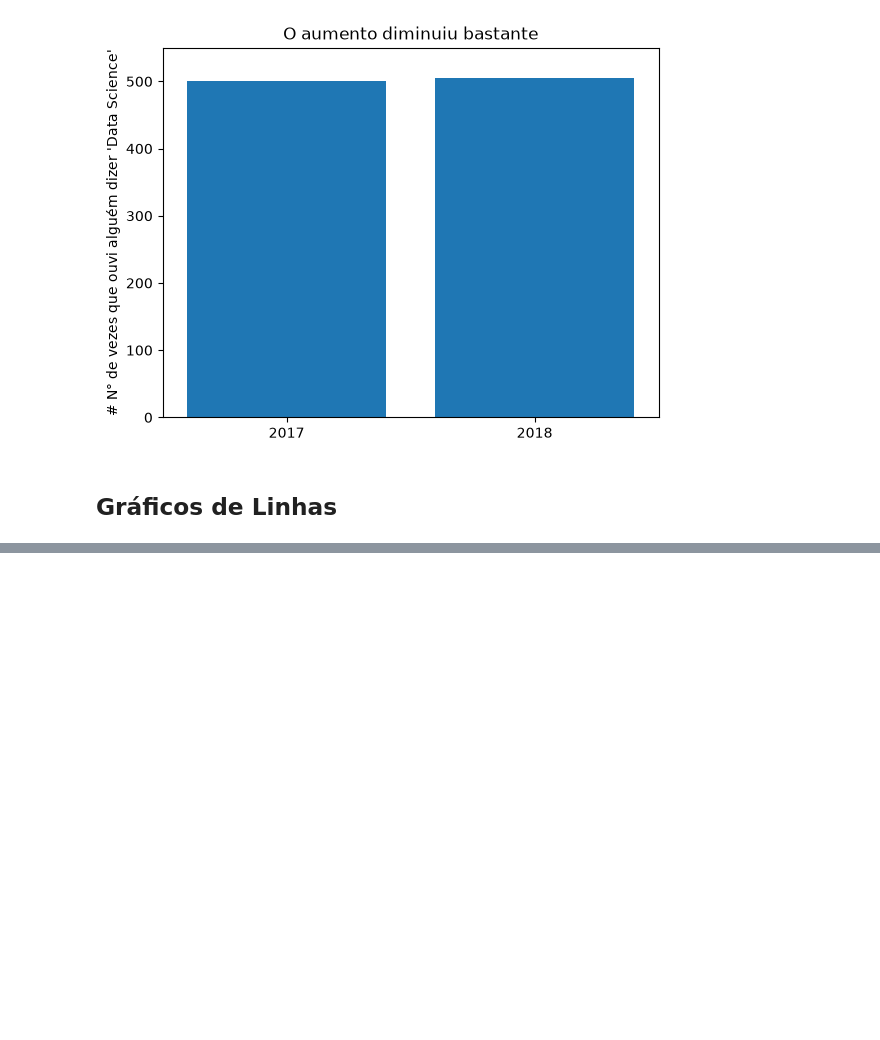
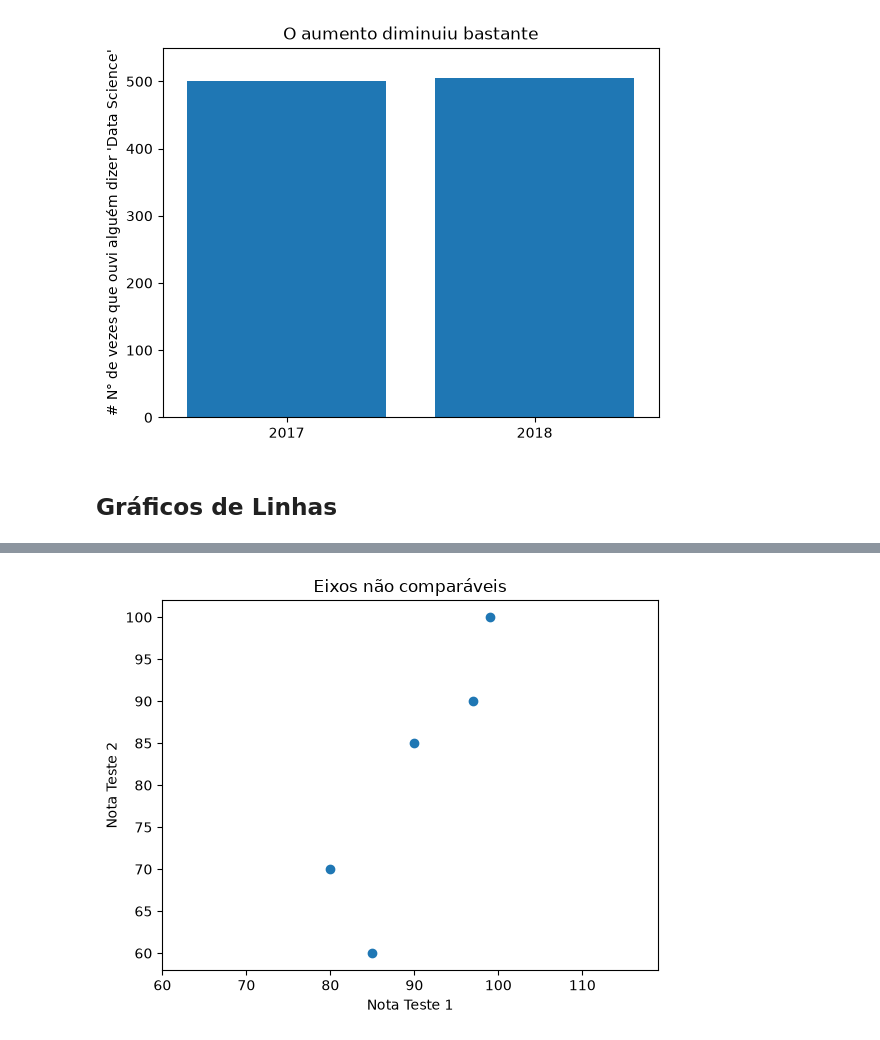
Before and after one commit to AndreLuis0106/data_science_do_zero, a Jupyter notebook: capitulo_3_visualizando_dados/cap_3.ipynb, the cells around one changed output, grey strips where cells are left out. Saved outputs shown, nothing was run; the diff lists cells and outputs as text; code cells hidden in the pictures; blank space fills up the shorter version.

```diff
--- a/capitulo_3_visualizando_dados/cap_3.ipynb
+++ b/capitulo_3_visualizando_dados/cap_3.ipynb
@@ -76,0 +132,12 @@ plt.show()
+# %%
+test_1_grades = [99, 90, 85, 97, 80]
+test_2_grades = [100, 85, 60, 90, 70]
+
+plt.scatter(test_1_grades, test_2_grades)
+plt.title("Eixos não comparáveis")
+plt.xlabel("Nota Teste 1")
+plt.ylabel("Nota Teste 2")
+plt.axis("equal")
+plt.show()
+# %% [output]
+[figure, added]
```
Also changed, not shown: parts of 6 cells of this notebook, 8 other files.
